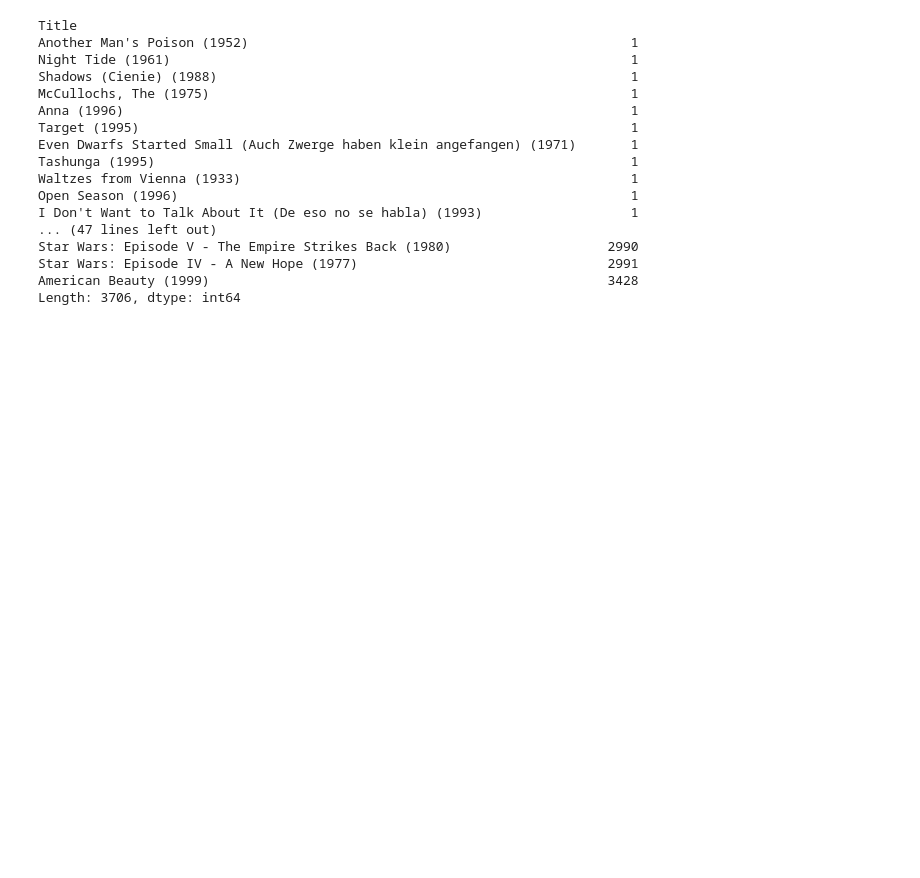
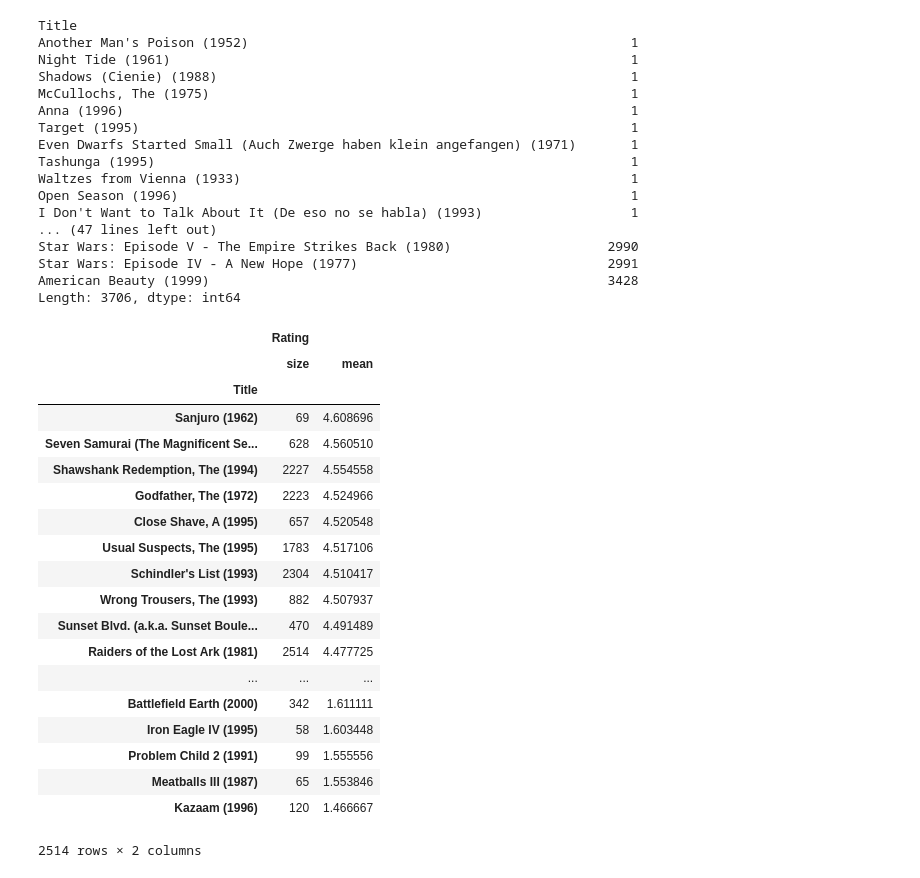
Before and after one commit to Abhinav-97/movielens-dataset, a Jupyter notebook: movielens.ipynb, the cells around one changed output. Cells and saved outputs as stored; diff of their text form; code cells hidden in the pictures; blank space fills up the shorter version.

```diff
--- a/movielens.ipynb
+++ b/movielens.ipynb
@@ -222,3 +233,30 @@ Star Wars: Episode V - The Empire Strikes Back (1980)                    2990
 Star Wars: Episode IV - A New Hope (1977)                                2991
 American Beauty (1999)                                                   3428
 Length: 3706, dtype: int64
+# %%
+mean_ratings = user_ratings.groupby('Title').agg({'Rating':[np.size, np.mean]})
+# %%
+frequently_reviewed = mean_ratings['Rating']['size'] >=50
+# %%
+mean_ratings[frequently_reviewed].sort_values([('Rating', 'mean')], ascending=False)
+# %% [output]
+|  | Rating |  |
+|  | size | mean |
+| Title |  |  |
+| Sanjuro (1962) | 69 | 4.608696 |
+| Seven Samurai (The Magnificent Se... | 628 | 4.560510 |
+| Shawshank Redemption, The (1994) | 2227 | 4.554558 |
+| Godfather, The (1972) | 2223 | 4.524966 |
+| Close Shave, A (1995) | 657 | 4.520548 |
+| Usual Suspects, The (1995) | 1783 | 4.517106 |
+| Schindler's List (1993) | 2304 | 4.510417 |
+| Wrong Trousers, The (1993) | 882 | 4.507937 |
+| Sunset Blvd. (a.k.a. Sunset Boule... | 470 | 4.491489 |
+| Raiders of the Lost Ark (1981) | 2514 | 4.477725 |
+| ... | ... | ... |
+| Battlefield Earth (2000) | 342 | 1.611111 |
+| Iron Eagle IV (1995) | 58 | 1.603448 |
+| Problem Child 2 (1991) | 99 | 1.555556 |
+| Meatballs III (1987) | 65 | 1.553846 |
+| Kazaam (1996) | 120 | 1.466667 |
+2514 rows × 2 columns
```
Also changed, not shown: parts of 18 cells of this notebook.
